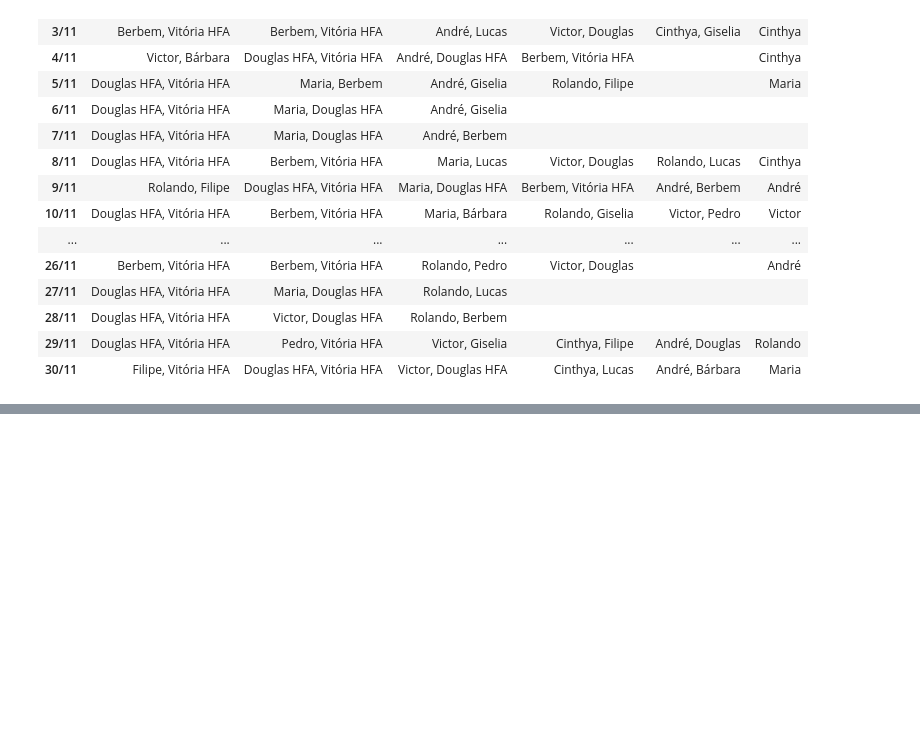
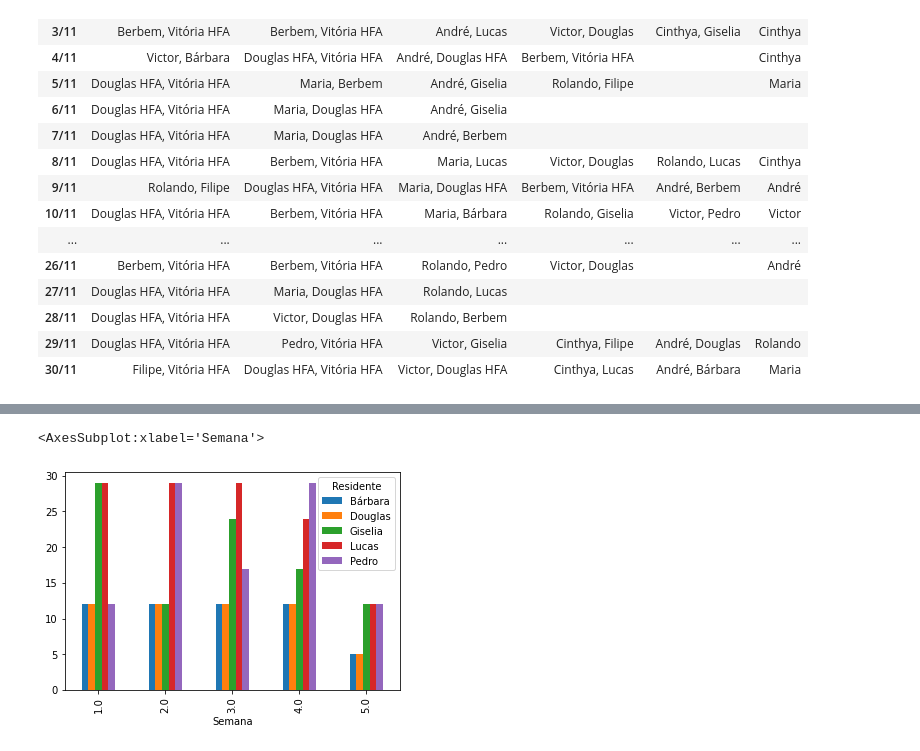
Before and after one commit to FernandaAmaral/hospitalScheduler, a Jupyter notebook: solver.ipynb, the cells around one changed output, grey strips where cells are left out. Cells and saved outputs as stored; diff of their text form; code cells hidden in the pictures; blank space fills up the shorter version.

```diff
--- a/solver.ipynb
+++ b/solver.ipynb
@@ -381,12 +381,3 @@ pd.DataFrame(schedule, columns=cols, index=idx)
 | 28/11 | Douglas HFA, Vitória HFA | Victor, Douglas HFA | Rolando, Berbem |  |  |  |
 | 29/11 | Douglas HFA, Vitória HFA | Pedro, Vitória HFA | Victor, Giselia | Cinthya, Filipe | André, Douglas | Rolando |
 | 30/11 | Filipe, Vitória HFA | Douglas HFA, Vitória HFA | Victor, Douglas HFA | Cinthya, Lucas | André, Bárbara | Maria |
-# %%
-if status == pywraplp.Solver.OPTIMAL:
-    for s, shift in enumerate(shifts):
-        print(f"\n\nPLANTÃO {shift['name']}")
-        for r, resident in enumerate(residents):
-            soma = 0
-            for d, weekday in enumerate(weekdays):
-                soma += Xrsd[r][s][d].solution_value()
-            print(f"{resident['name']}: {round(soma, 0)}")
@@ -410,0 +384,14 @@ Vitória HFA: 0.0
+# %%
+df = pd.DataFrame()
+
+for r, resident in enumerate(residents):
+    if resident['type'] == 'R2':
+        for w in range(n_weeks):
+            df = df.append({
+                'Semana': w + 1,
+                'Residente': resident['name'],
+                'Tempo': Hrw[r][w].solution_value(),
+            }, ignore_index=True)
+# %%
+df_pivot = df.pivot(index='Semana', columns='Residente', values='Tempo')
+df_pivot
@@ -410,0 +406,7 @@ Vitória HFA: 0.0
+# %%
+resident_list = list(df_pivot.columns)
+pivot = df_pivot.reset_index()
+pivot.plot(x="Semana", y=resident_list, kind="bar")
+# %% [output]
+<AxesSubplot:xlabel='Semana'>
+[figure, added]
```
Also changed, not shown: parts of 2 cells of this notebook.
